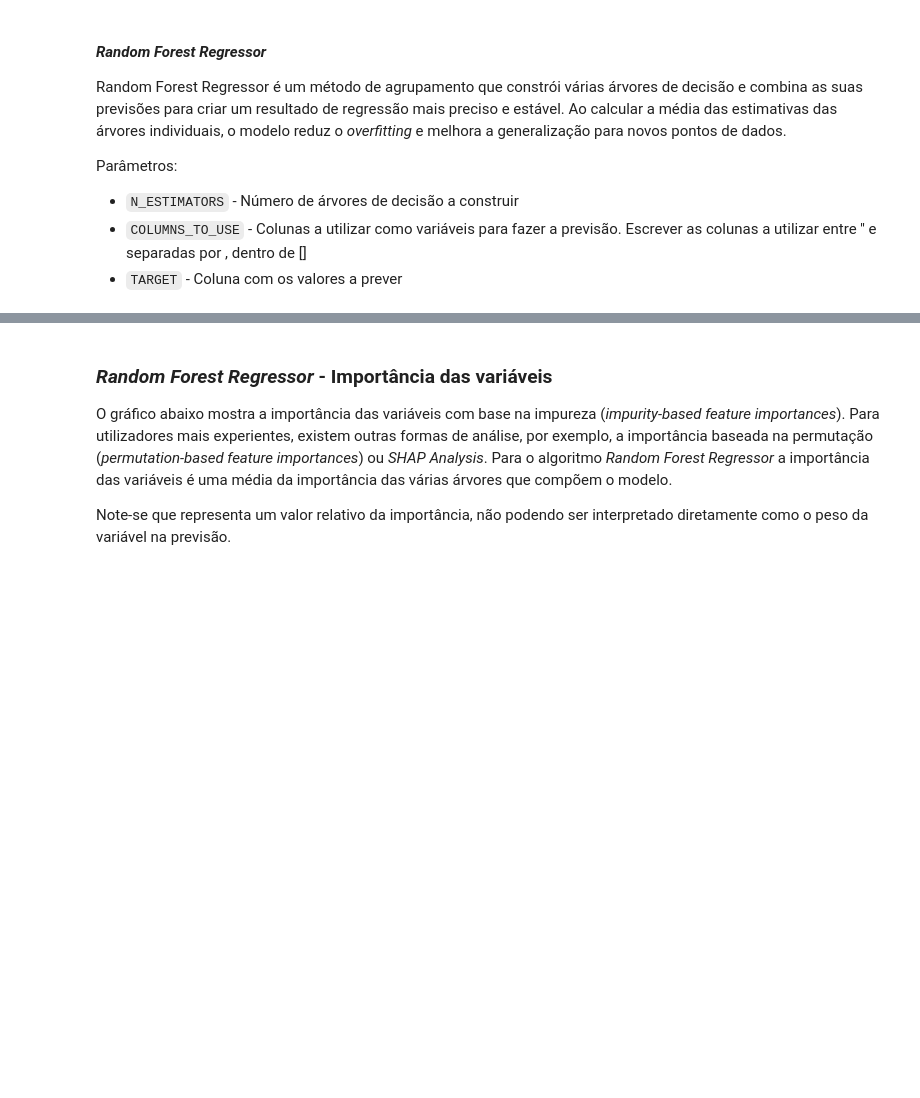
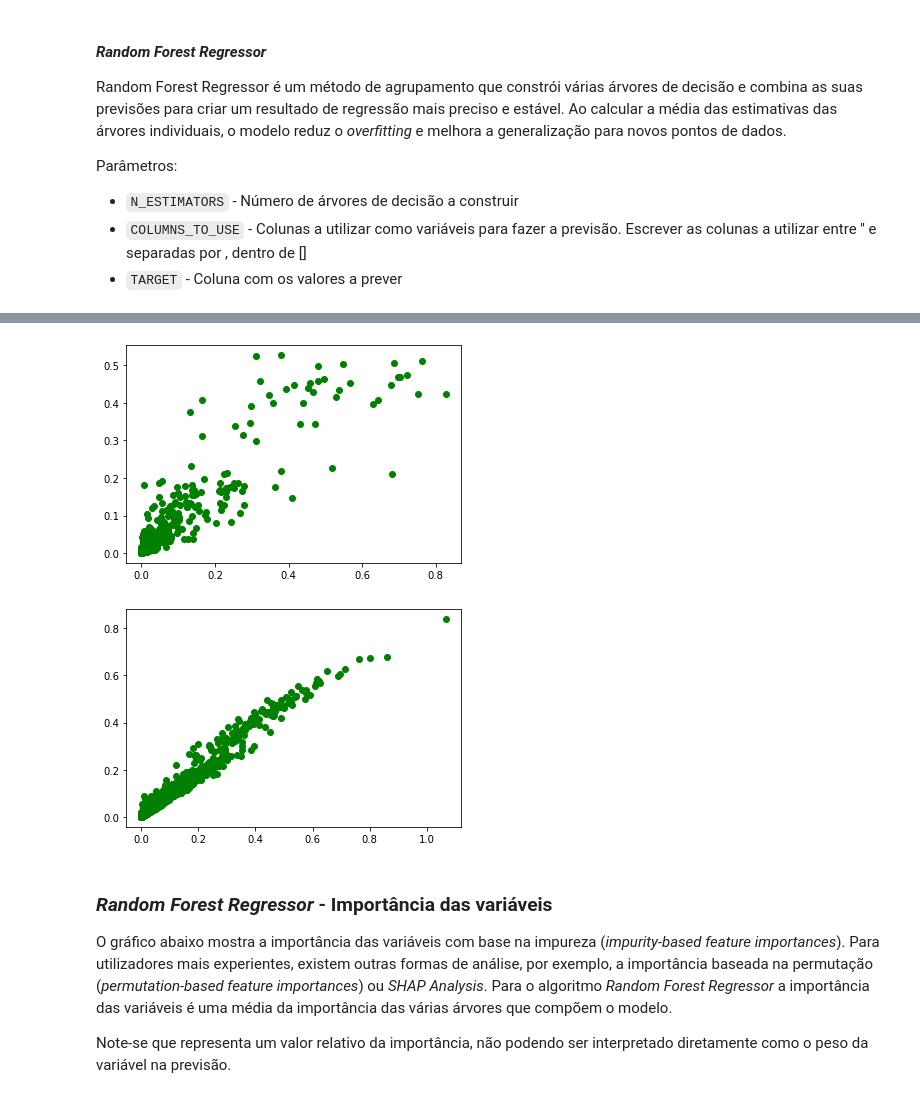
Before and after one commit to isabelmarcolino/test, a Jupyter notebook: predictive_template_pt.ipynb, the cells around one changed output, grey strips where cells are left out. Saved outputs shown, nothing was run; the diff lists cells and outputs as text; code cells hidden in the pictures; blank space fills up the shorter version.

```diff
--- a/predictive_template_pt.ipynb
+++ b/predictive_template_pt.ipynb
@@ -980,8 +987,21 @@ Parâmetros:
 - `TARGET` - Coluna com os valores a prever
 # %%
 N_ESTIMATORS = 100 # Número de árvores de decisão a construir para o modelo
-COLUMNS_TO_USE = ['sepal_width', 'petal_length', 'petal_width'] # Colunas utilizadas para prever o valor target
-TARGET = 'sepal_length' # Coluna a prever - Para este exercício iremos prever a sepal_length
+COLUMNS_TO_USE = ['location_cd', 'loc_brand_cd',
+       'Rentabilidade m2', 'N SKUS', 'OS ECONÓMICOS FOCADOS',
+       'OS GENERALISTAS DISCIPLINADOS', 'OS PAIS PRÁTICOS',
+       'OS PROMOCIONAIS ATENTOS', 'OS SAUDÁVEIS EXIGENTES',
+       'OS TRADICIONAIS FREQUENTES', 'OS URBANOS SOFISTICADOS',
+       'unit_base_cd_1', 'unit_base_cd_2', 'unit_base_cd_3', 'unit_base_cd_4',
+       'unit_base_cd_5', 'unit_base_cd_6', 'unit_base_cd_7', 'unit_base_cd_8',
+       'unit_base_cd_9', 'unit_base_cd_10', 'unit_base_cd_11',
+       'unit_base_cd_12', 'unit_base_cd_13', 'unit_base_cd_14',
+       'unit_base_cd_15', 'unit_base_cd_16', 'unit_base_cd_17',
+       'unit_base_cd_18', 'unit_base_cd_19', 'unit_base_cd_20',
+       'unit_base_cd_21', 'unit_base_cd_22', 'unit_base_cd_23',
+       'unit_base_cd_24', 'unit_base_cd_25', 'Tipologia_1', 'Tipologia_2',
+       'Tipologia_3'] # Colunas utilizadas para prever o valor target
+TARGET = 'Peso_MC' # Coluna a prever - Para este exercício iremos prever a sepal_length
 
 from sklearn.ensemble import RandomForestRegressor # Importar o algoritmo RandomForestRegressor
 
@@ -1010,0 +1049,10 @@ print(df_train[[TARGET, 'prediction']].head(5))
+# %%
+plt.scatter(df_test[TARGET], df_test['prediction'],color='g')
+plt.show()
+
+plt.scatter(df_train[TARGET], df_train['prediction'],color='g')
+#plt.plot(df_train[TARGET], df_train['prediction'],color='k')
+plt.show()
+# %% [output]
+[figure, added]
+[figure, added]
```
Also changed, not shown: parts of 10 cells of this notebook.
